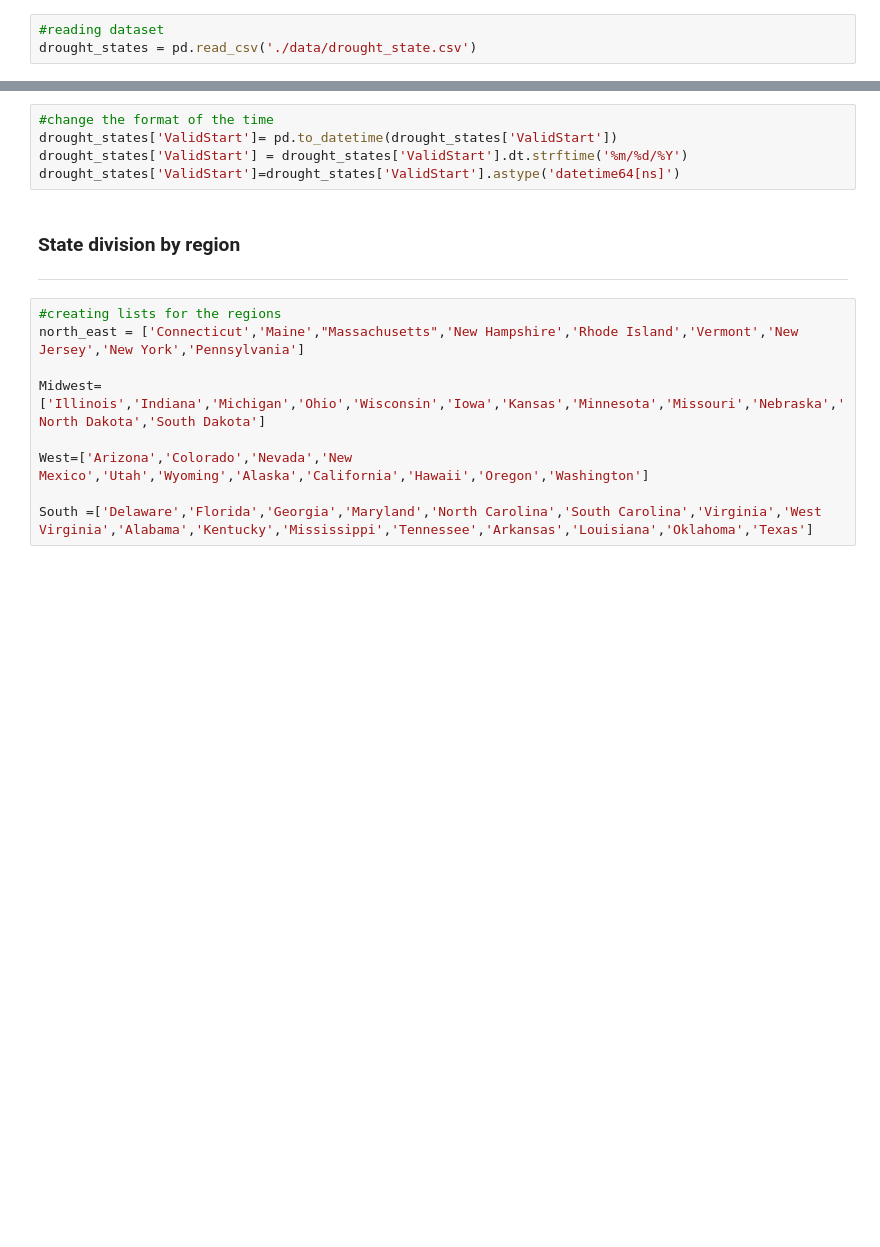
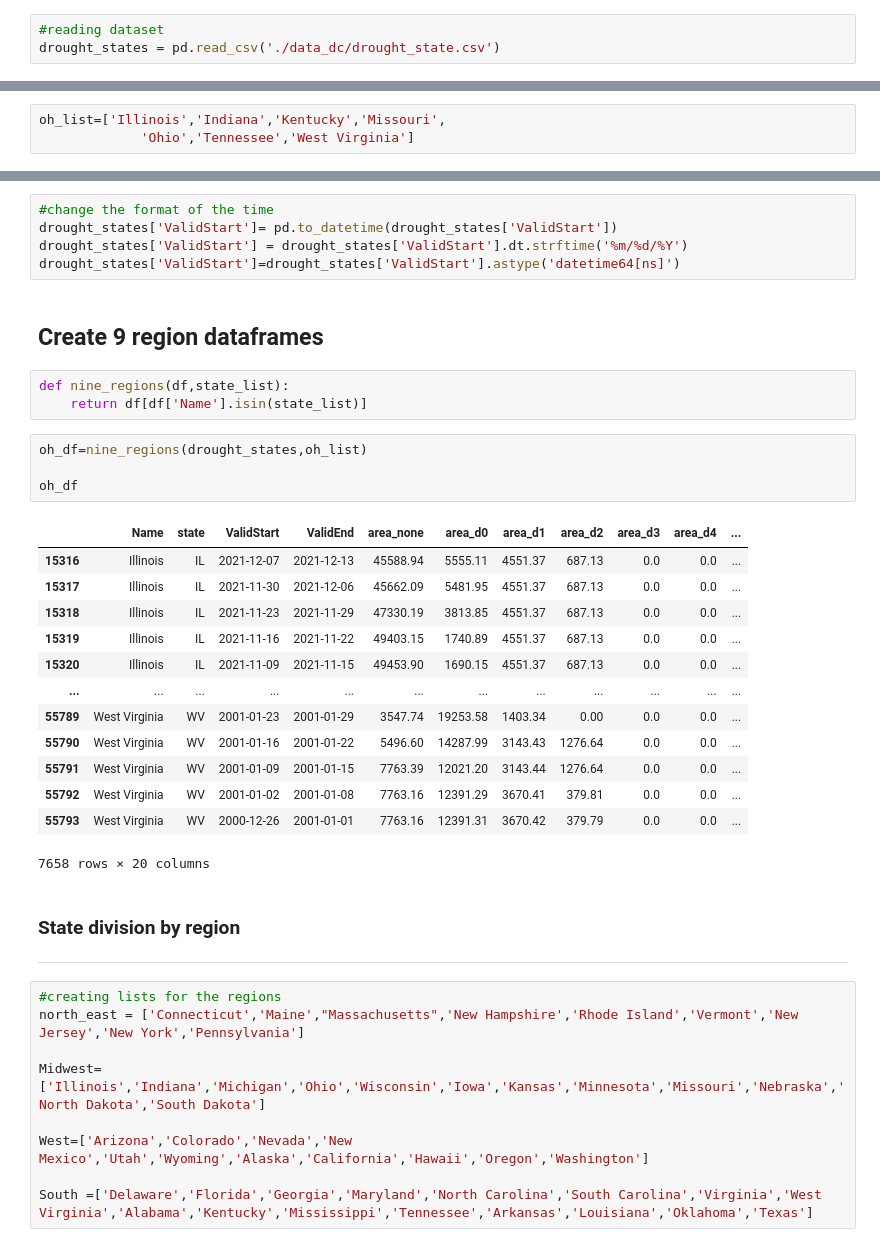
Before and after one commit to dcast822/Drought_analysis, a Jupyter notebook: drought_9_regions.ipynb, the cells around one changed output, grey strips where cells are left out. Saved outputs shown, nothing was run; the diff lists cells and outputs as text; blank space fills up the shorter version.

```diff
--- a/drought_9_regions.ipynb
+++ b/drought_9_regions.ipynb
@@ -6,7 +6,7 @@ import seaborn as sns
 import plotly.express as px
 # %%
 #reading dataset
-drought_states = pd.read_csv('./data/drought_state.csv')
+drought_states = pd.read_csv('./data_dc/drought_state.csv')
 # %%
 drought_states.head()
 # %% [output]
@@ -52,6 +52,9 @@ ohio_valley
  'Ohio': 'Ohio Valley',
  'Tennessee': 'Ohio Valley',
  'West Virginia': 'Ohio Valley'}
+# %%
+oh_list=['Illinois','Indiana','Kentucky','Missouri',
+             'Ohio','Tennessee','West Virginia']
 # %%
 def state_region_dict(list_states,string_region):
     return dict.fromkeys(list_states,string_region)
@@ -202,6 +205,29 @@ Name: climate_regions, dtype: int64
 drought_states['ValidStart']= pd.to_datetime(drought_states['ValidStart'])
 drought_states['ValidStart'] = drought_states['ValidStart'].dt.strftime('%m/%d/%Y')
 drought_states['ValidStart']=drought_states['ValidStart'].astype('datetime64[ns]')
+# %% [markdown]
+## Create 9 region dataframes
+# %%
+def nine_regions(df,state_list):
+    return df[df['Name'].isin(state_list)]
+# %%
+oh_df=nine_regions(drought_states,oh_list)
+
+oh_df
+# %% [output]
+|  | Name | state | ValidStart | ValidEnd | area_none | area_d0 | area_d1 | area_d2 | area_d3 | area_d4 | ... |
+| 15316 | Illinois | IL | 2021-12-07 | 2021-12-13 | 45588.94 | 5555.11 | 4551.37 | 687.13 | 0.0 | 0.0 | ... |
+| 15317 | Illinois | IL | 2021-11-30 | 2021-12-06 | 45662.09 | 5481.95 | 4551.37 | 687.13 | 0.0 | 0.0 | ... |
+| 15318 | Illinois | IL | 2021-11-23 | 2021-11-29 | 47330.19 | 3813.85 | 4551.37 | 687.13 | 0.0 | 0.0 | ... |
+| 15319 | Illinois | IL | 2021-11-16 | 2021-11-22 | 49403.15 | 1740.89 | 4551.37 | 687.13 | 0.0 | 0.0 | ... |
+| 15320 | Illinois | IL | 2021-11-09 | 2021-11-15 | 49453.90 | 1690.15 | 4551.37 | 687.13 | 0.0 | 0.0 | ... |
+| ... | ... | ... | ... | ... | ... | ... | ... | ... | ... | ... | ... |
+| 55789 | West Virginia | WV | 2001-01-23 | 2001-01-29 | 3547.74 | 19253.58 | 1403.34 | 0.00 | 0.0 | 0.0 | ... |
+| 55790 | West Virginia | WV | 2001-01-16 | 2001-01-22 | 5496.60 | 14287.99 | 3143.43 | 1276.64 | 0.0 | 0.0 | ... |
+| 55791 | West Virginia | WV | 2001-01-09 | 2001-01-15 | 7763.39 | 12021.20 | 3143.44 | 1276.64 | 0.0 | 0.0 | ... |
+| 55792 | West Virginia | WV | 2001-01-02 | 2001-01-08 | 7763.16 | 12391.29 | 3670.41 | 379.81 | 0.0 | 0.0 | ... |
+| 55793 | West Virginia | WV | 2000-12-26 | 2001-01-01 | 7763.16 | 12391.31 | 3670.42 | 379.79 | 0.0 | 0.0 | ... |
+7658 rows × 20 columns
 # %% [markdown]
 ### State division by region
 ---
```
Also changed, not shown: parts of 2 cells of this notebook, 14 other files.
